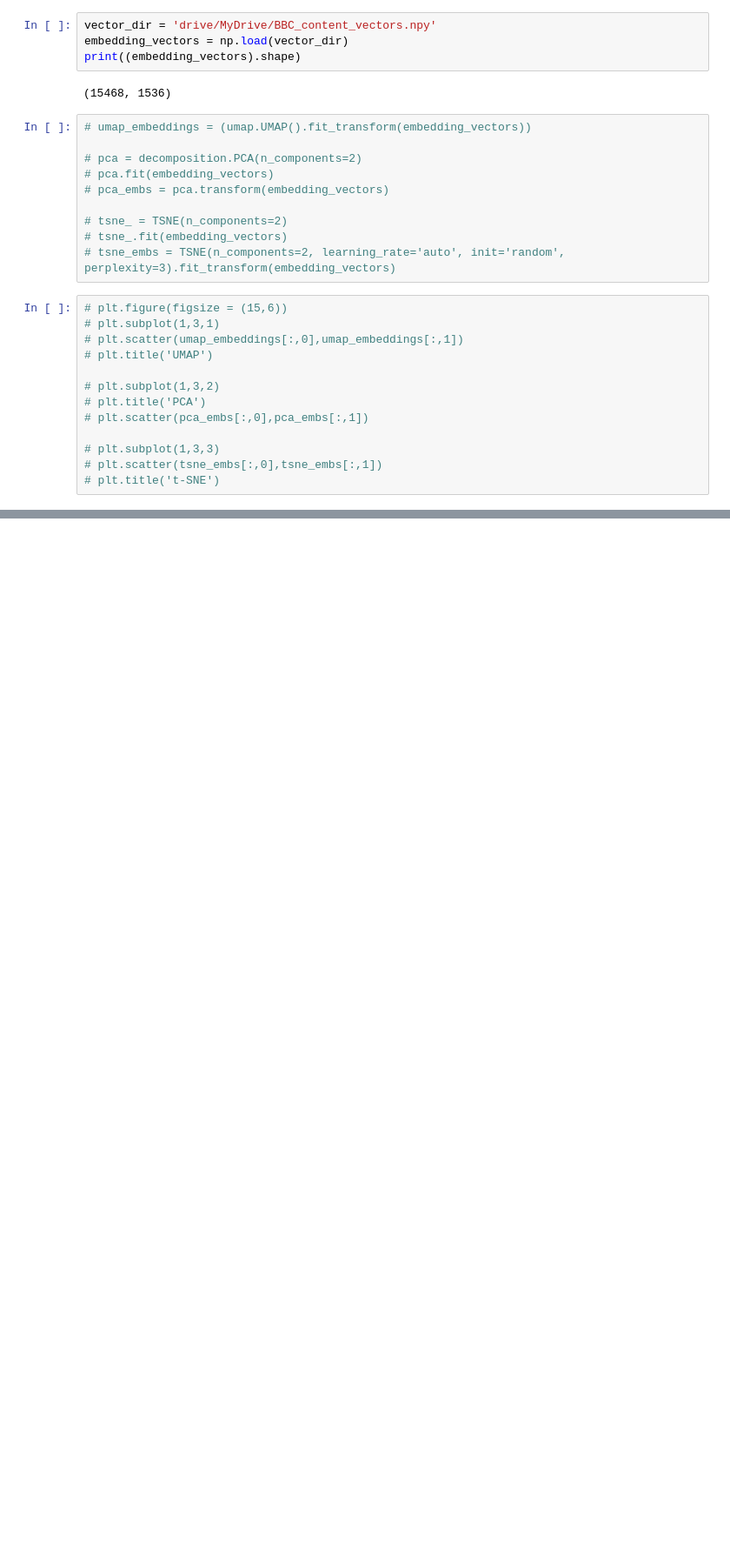
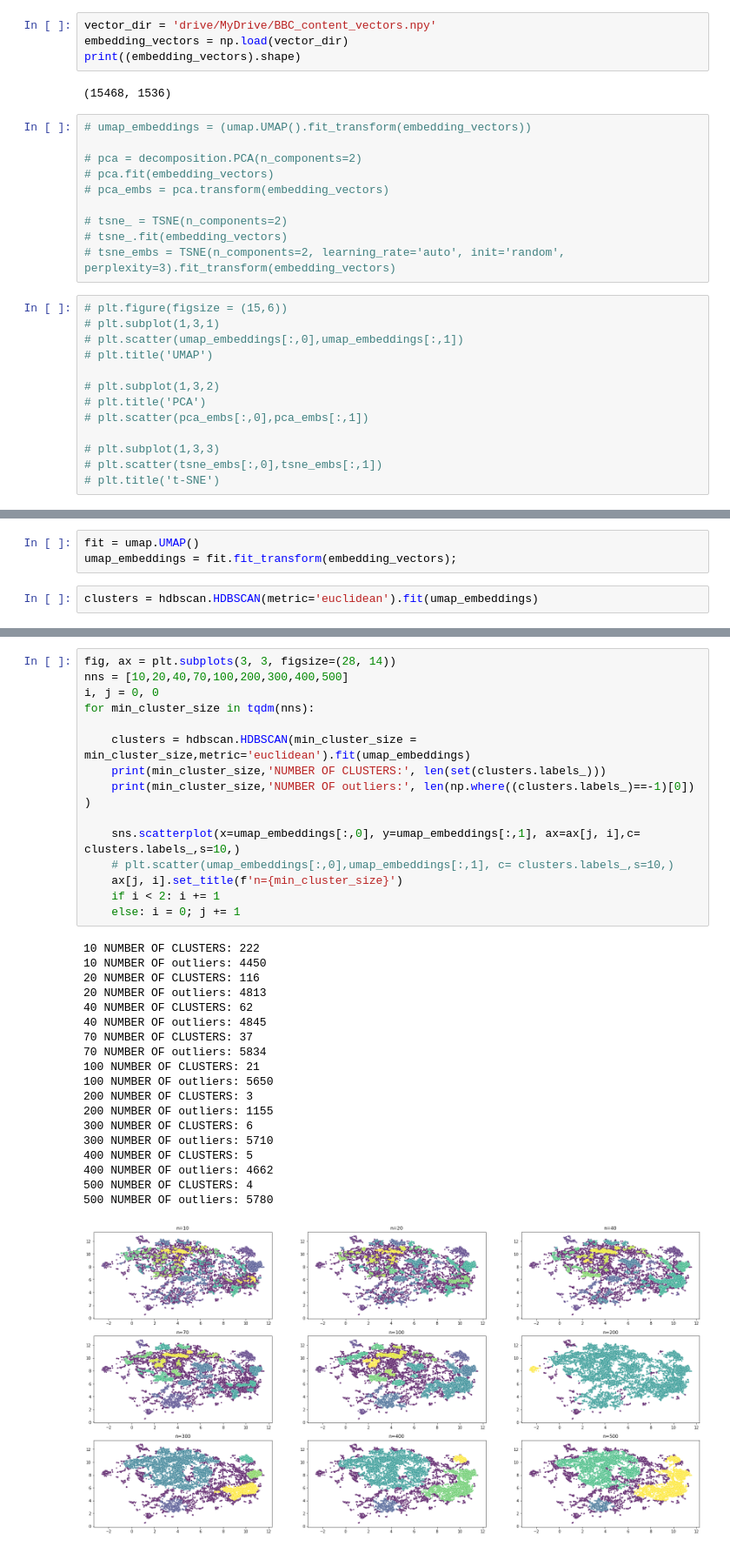
Before and after one commit to malinphy/e_repo, a Jupyter notebook: umap_comparison.ipynb, the cells around one changed output, grey strips where cells are left out. Shown at 87% size. Drawn from its saved outputs; the diff is of its cells as text; blank space fills up the shorter version.

```diff
--- a/umap_comparison.ipynb
+++ b/umap_comparison.ipynb
@@ -90,0 +110,5 @@ for min_dist in tqdm(ss):
+# %%
+fit = umap.UMAP()
+umap_embeddings = fit.fit_transform(embedding_vectors);
+# %%
+clusters = hdbscan.HDBSCAN(metric='euclidean').fit(umap_embeddings)
@@ -90,0 +123,35 @@ for min_dist in tqdm(ss):
+# %%
+fig, ax = plt.subplots(3, 3, figsize=(28, 14))
+nns = [10,20,40,70,100,200,300,400,500]
+i, j = 0, 0
+for min_cluster_size in tqdm(nns):
+
+    clusters = hdbscan.HDBSCAN(min_cluster_size = min_cluster_size,metric='euclidean').fit(umap_embeddings)
+    print(min_cluster_size,'NUMBER OF CLUSTERS:', len(set(clusters.labels_)))
+    print(min_cluster_size,'NUMBER OF outliers:', len(np.where((clusters.labels_)==-1)[0]) )
+
+    sns.scatterplot(x=umap_embeddings[:,0], y=umap_embeddings[:,1], ax=ax[j, i],c= clusters.labels_,s=10,)
+    # plt.scatter(umap_embeddings[:,0],umap_embeddings[:,1], c= clusters.labels_,s=10,)
+    ax[j, i].set_title(f'n={min_cluster_size}')
+    if i < 2: i += 1
+    else: i = 0; j += 1
+# %% [output]
+10 NUMBER OF CLUSTERS: 222
+10 NUMBER OF outliers: 4450
+20 NUMBER OF CLUSTERS: 116
+20 NUMBER OF outliers: 4813
+40 NUMBER OF CLUSTERS: 62
+40 NUMBER OF outliers: 4845
+70 NUMBER OF CLUSTERS: 37
+70 NUMBER OF outliers: 5834
+100 NUMBER OF CLUSTERS: 21
+100 NUMBER OF outliers: 5650
+200 NUMBER OF CLUSTERS: 3
+200 NUMBER OF outliers: 1155
+300 NUMBER OF CLUSTERS: 6
+300 NUMBER OF outliers: 5710
+400 NUMBER OF CLUSTERS: 5
+400 NUMBER OF outliers: 4662
+500 NUMBER OF CLUSTERS: 4
+500 NUMBER OF outliers: 5780
+[figure, added]
```
Also changed, not shown: parts of 9 cells of this notebook.
